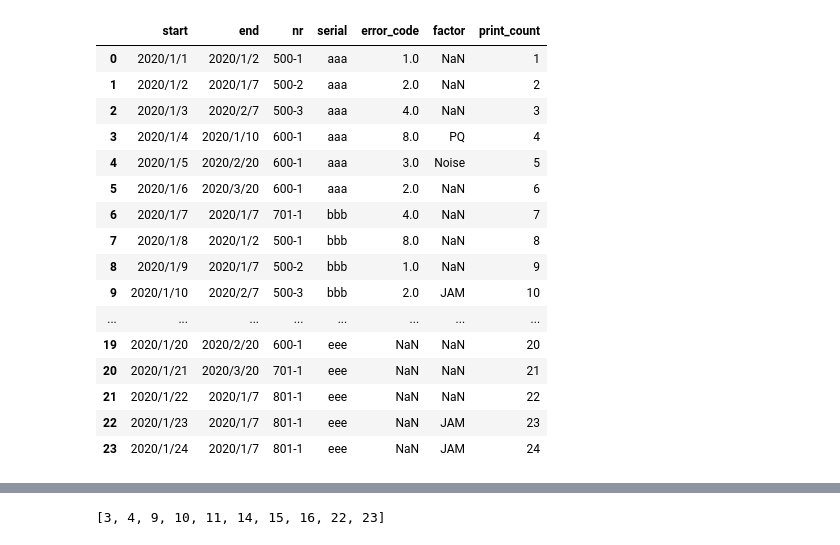
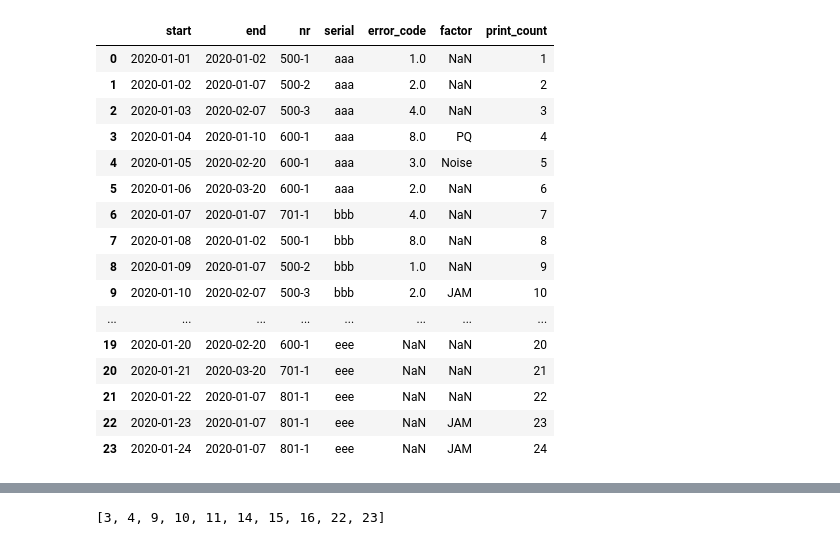
Before and after one commit to baronnavy/sample, a Jupyter notebook: sample.ipynb, the cells around one changed output, grey strips where cells are left out. Drawn from its saved outputs; the diff is of its cells as text; code cells hidden in the pictures.

```diff
--- a/sample.ipynb
+++ b/sample.ipynb
@@ -3,23 +3,23 @@ import numpy as np
 import pandas as pd
 # %%
 # データを読み込みます
-df = pd.read_csv('../ccc.csv')
+df = pd.read_csv('../ccc.csv',parse_dates=['start','end'])
 df
 # %% [output]
 |  | start | end | nr | serial | error_code | factor | print_count |
-| 0 | 2020/1/1 | 2020/1/2 | 500-1 | aaa | 1.0 | NaN | 1 |
-| 1 | 2020/1/2 | 2020/1/7 | 500-2 | aaa | 2.0 | NaN | 2 |
-| 2 | 2020/1/3 | 2020/2/7 | 500-3 | aaa | 4.0 | NaN | 3 |
-| 3 | 2020/1/4 | 2020/1/10 | 600-1 | aaa | 8.0 | PQ | 4 |
-| 4 | 2020/1/5 | 2020/2/20 | 600-1 | aaa | 3.0 | Noise | 5 |
-| 5 | 2020/1/6 | 2020/3/20 | 600-1 | aaa | 2.0 | NaN | 6 |
-| 6 | 2020/1/7 | 2020/1/7 | 701-1 | bbb | 4.0 | NaN | 7 |
-| 7 | 2020/1/8 | 2020/1/2 | 500-1 | bbb | 8.0 | NaN | 8 |
-| 8 | 2020/1/9 | 2020/1/7 | 500-2 | bbb | 1.0 | NaN | 9 |
-| 9 | 2020/1/10 | 2020/2/7 | 500-3 | bbb | 2.0 | JAM | 10 |
+| 0 | 2020-01-01 | 2020-01-02 | 500-1 | aaa | 1.0 | NaN | 1 |
+| 1 | 2020-01-02 | 2020-01-07 | 500-2 | aaa | 2.0 | NaN | 2 |
+| 2 | 2020-01-03 | 2020-02-07 | 500-3 | aaa | 4.0 | NaN | 3 |
+| 3 | 2020-01-04 | 2020-01-10 | 600-1 | aaa | 8.0 | PQ | 4 |
+| 4 | 2020-01-05 | 2020-02-20 | 600-1 | aaa | 3.0 | Noise | 5 |
+| 5 | 2020-01-06 | 2020-03-20 | 600-1 | aaa | 2.0 | NaN | 6 |
+| 6 | 2020-01-07 | 2020-01-07 | 701-1 | bbb | 4.0 | NaN | 7 |
+| 7 | 2020-01-08 | 2020-01-02 | 500-1 | bbb | 8.0 | NaN | 8 |
+| 8 | 2020-01-09 | 2020-01-07 | 500-2 | bbb | 1.0 | NaN | 9 |
+| 9 | 2020-01-10 | 2020-02-07 | 500-3 | bbb | 2.0 | JAM | 10 |
 | ... | ... | ... | ... | ... | ... | ... | ... |
-| 19 | 2020/1/20 | 2020/2/20 | 600-1 | eee | NaN | NaN | 20 |
-| 20 | 2020/1/21 | 2020/3/20 | 701-1 | eee | NaN | NaN | 21 |
-| 21 | 2020/1/22 | 2020/1/7 | 801-1 | eee | NaN | NaN | 22 |
-| 22 | 2020/1/23 | 2020/1/7 | 801-1 | eee | NaN | JAM | 23 |
-| 23 | 2020/1/24 | 2020/1/7 | 801-1 | eee | NaN | JAM | 24 |
+| 19 | 2020-01-20 | 2020-02-20 | 600-1 | eee | NaN | NaN | 20 |
+| 20 | 2020-01-21 | 2020-03-20 | 701-1 | eee | NaN | NaN | 21 |
+| 21 | 2020-01-22 | 2020-01-07 | 801-1 | eee | NaN | NaN | 22 |
+| 22 | 2020-01-23 | 2020-01-07 | 801-1 | eee | NaN | JAM | 23 |
+| 23 | 2020-01-24 | 2020-01-07 | 801-1 | eee | NaN | JAM | 24 |
```
Also changed, not shown: parts of 6 cells of this notebook.
